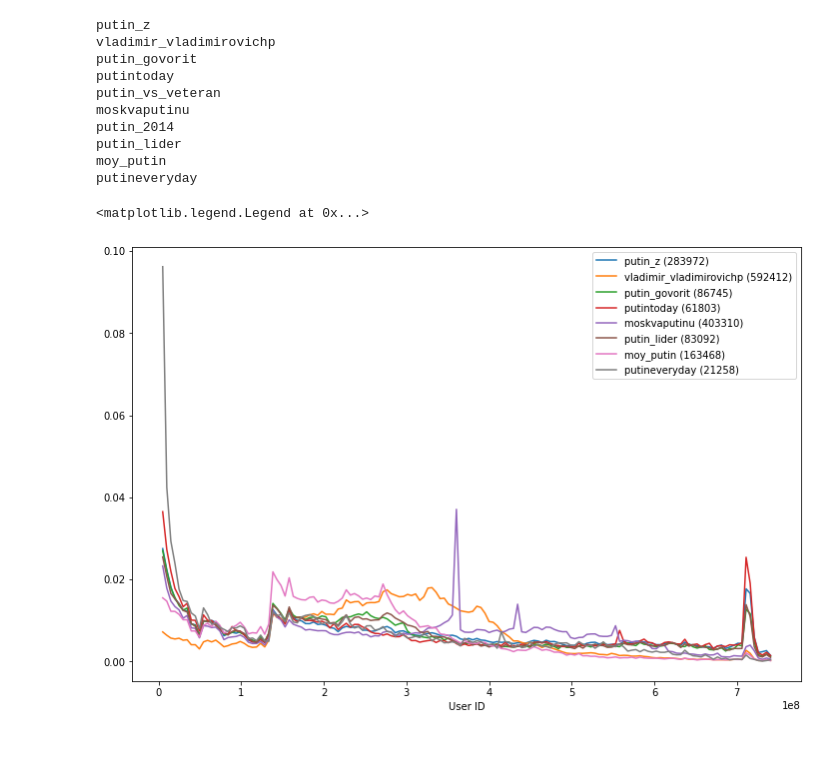
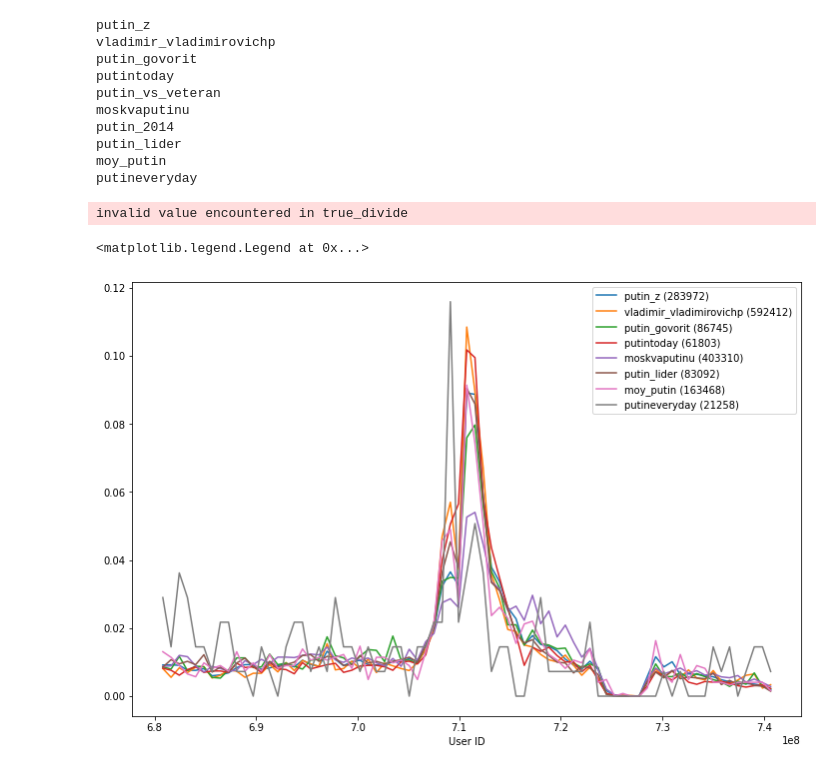
Before and after one commit to Newborn1937/zdetect, a Jupyter notebook: vk_group_members_ipynb.ipynb, the cells around one changed output. Drawn from its saved outputs; the diff is of its cells as text; code cells hidden in the pictures.

```diff
--- a/vk_group_members_ipynb.ipynb
+++ b/vk_group_members_ipynb.ipynb
@@ -93,36 +93,37 @@ putineveryday
 # %%
 import matplotlib.pyplot as plt
 import numpy as np
 
-nbins = 150
+nbins = 75
 hbins = None
 h = {}
 
 # Calculate histograms of member indices
 for group_id in group_idx:
   member_idx = np.array(members[group_id])
-  #member_idx = member_idx[member_idx > 6e8]
+  member_idx = member_idx[member_idx > 6.8e8]
   if hbins is None:
     hh, hbins = np.histogram(member_idx, nbins)
   else:
     hh, _ = np.histogram(member_idx, hbins)
   hh = hh / np.sum(hh)
   h[group_id] = hh
 
 groups_excluded = ['putin_vs_veteran', 'putin_2014']
 
 # Visualize the result
 plt.figure(figsize=(12,8))
 for group_id in group_idx:
   if group_id in groups_excluded:
     continue
   Nmembers = len(members[group_id])
   plt.plot(hbins[1:], h[group_id], label=f'{group_id} ({Nmembers})')
 plt.xlabel('User ID')
 plt.legend()
 # %% [output]
-<matplotlib.legend.Legend at 0x...>
+invalid value encountered in true_divide
+<matplotlib.legend.Legend at 0x...>
-[figure, old version]
+[figure, new version]
 # %%
 import datetime
 import re
```
Also changed, not shown: parts of 4 cells of this notebook.
